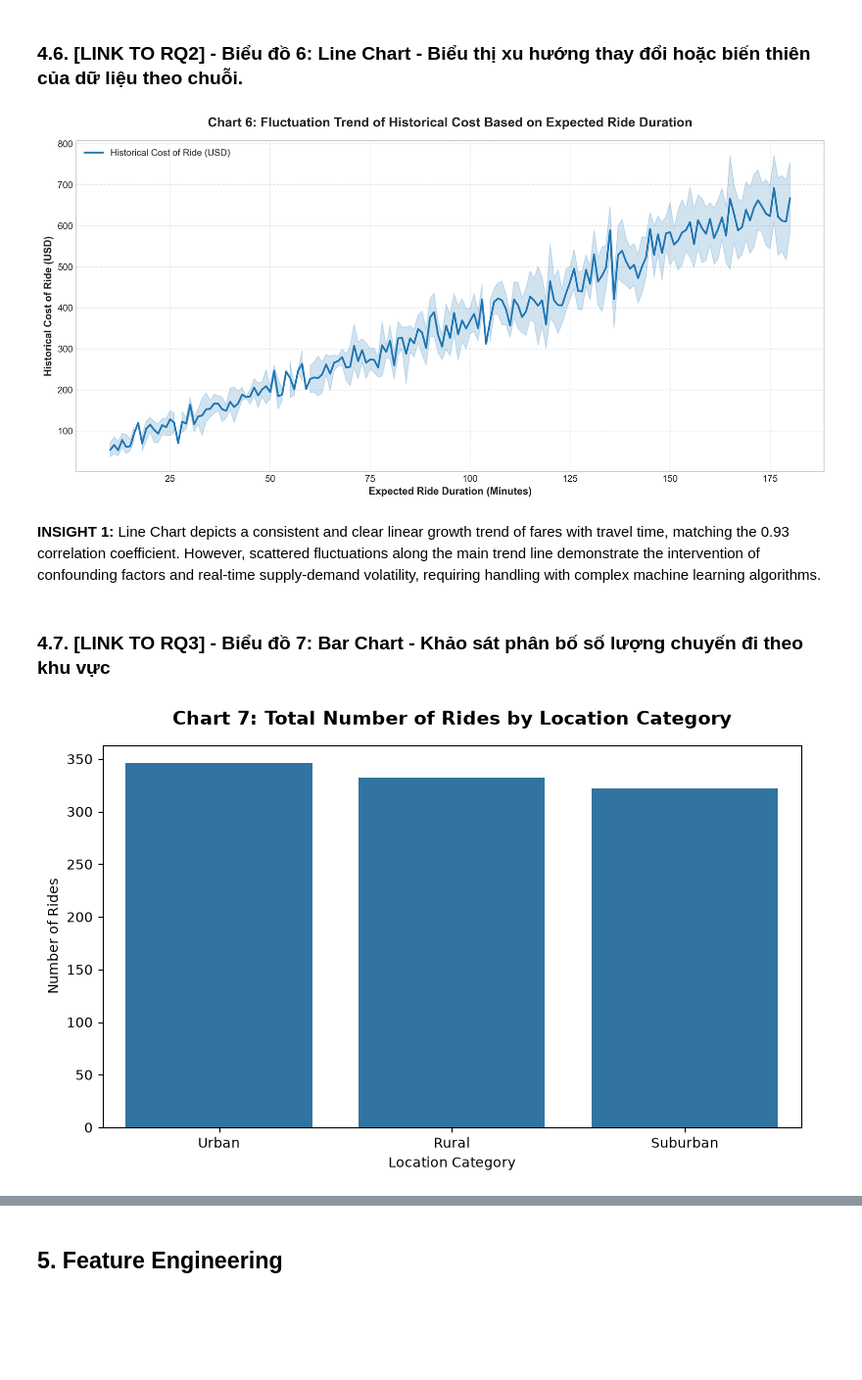
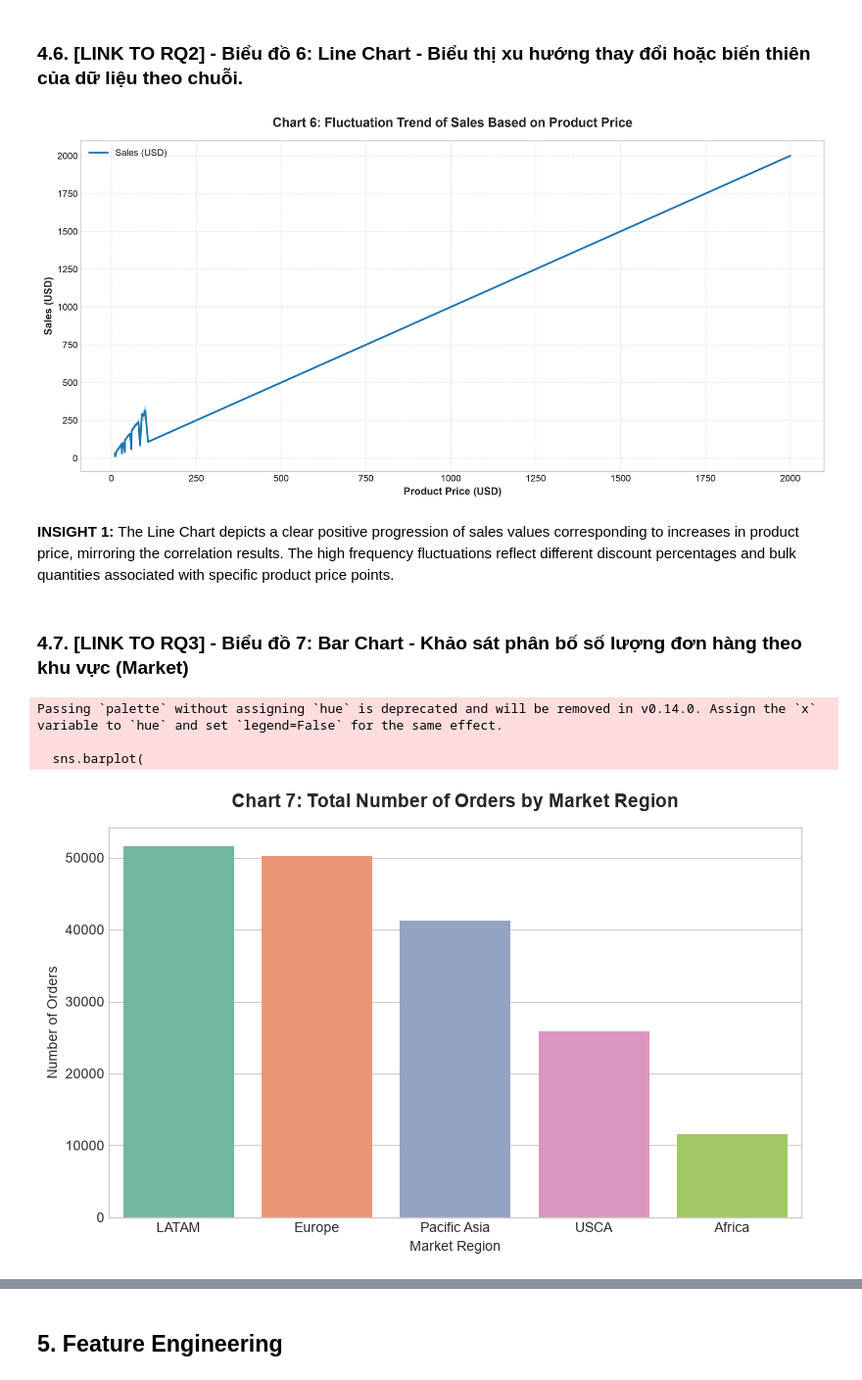
Before and after one commit to trietnguyen2611/Dynamic_Pricing, a Jupyter notebook: Group_7_AI_Driven_Dynamic_Pricing_in_Freight_&_Shipping_Logistics.ipynb, the cells around one changed output, grey strips where cells are left out. Shown at 98% size. Cells and saved outputs as stored; diff of their text form; code cells hidden in the pictures; blank space fills up the shorter version.

```diff
--- a/Group_7_AI_Driven_Dynamic_Pricing_in_Freight_&_Shipping_Logistics.ipynb
+++ b/Group_7_AI_Driven_Dynamic_Pricing_in_Freight_&_Shipping_Logistics.ipynb
@@ -933,10 +933,11 @@ import matplotlib.pyplot as plt
 import numpy as np
 import pandas as pd
 import seaborn as sns
+import sqlite3
 
 # 1. Kết nối database và lấy dữ liệu sạch
 conn = sqlite3.connect('freight_pricing_research.db')
-df = pd.read_sql_query("SELECT * FROM freight_pricing", conn)
+df = pd.read_sql_query("SELECT * FROM supply_chain", conn)
 conn.close()
 
 # 2. Khởi tạo khung vẽ biểu đồ
@@ -945,24 +946,24 @@ plt.figure(figsize=(12, 6), dpi=300)
 # 3. Vẽ biểu đồ đường (Line Chart)
 sns.lineplot(
     data=df,
-    x="Expected_Ride_Duration",
-    y="Historical_Cost_of_Ride",
+    x="Product Price",
+    y="Sales",
     color="#1f77b4",
     linewidth=2,
-    label="Historical Cost of Ride (USD)",
+    label="Sales (USD)",
 )
 
-# 4. Cấu hình tiêu đề và nhãn hiển thị theo chuẩn báo cáo môn ADY
+# 4. Cấu hình tiêu đề và nhãn
 plt.title(
-    "Chart 6: Fluctuation Trend of Historical Cost Based on Expected Ride Duration",
+    "Chart 6: Fluctuation Trend of Sales Based on Product Price",
     fontsize=14,
     fontweight="bold",
     pad=15,
 )
-plt.xlabel("Expected Ride Duration (Minutes)", fontsize=11, fontweight="bold")
-plt.ylabel("Historical Cost of Ride (USD)", fontsize=11, fontweight="bold")
+plt.xlabel("Product Price (USD)", fontsize=11, fontweight="bold")
+plt.ylabel("Sales (USD)", fontsize=11, fontweight="bold")
 
-# 5. Thêm lưới nền giúp người xem dễ dàng dóng hàng theo dõi xu hướng
+# 5. Thêm lưới nền
 plt.grid(True, linestyle="--", alpha=0.5)
 plt.legend(loc="upper left")
 
@@ -971,48 +972,52 @@ plt.tight_layout()
 plt.savefig("charts_img/46_rq2_line_chart_fluctuation_trend.png", bbox_inches="tight", dpi=300)
 plt.show()
 # %% [output]
-[figure, old version]
+[figure, new version]
-# %% [markdown]
-**INSIGHT 1:** Line Chart depicts a consistent and clear linear growth trend of fares with travel time, matching the 0.93 correlation coefficient. However, scattered fluctuations along the main trend line demonstrate the intervention of confounding factors and real-time supply-demand volatility, requiring handling with complex machine learning algorithms.
+# %% [markdown]
+**INSIGHT 1:** The Line Chart depicts a clear positive progression of sales values corresponding to increases in product price, mirroring the correlation results. The high frequency fluctuations reflect different discount percentages and bulk quantities associated with specific product price points.
 # %% [markdown]
-### 4.7. [LINK TO RQ3] - Biểu đồ 7: Bar Chart - Khảo sát phân bố số lượng chuyến đi theo khu vực
+### 4.7. [LINK TO RQ3] - Biểu đồ 7: Bar Chart - Khảo sát phân bố số lượng đơn hàng theo khu vực (Market)
 # %%
 import matplotlib.pyplot as plt
 import seaborn as sns
 import sqlite3
 import pandas as pd
 
 conn = sqlite3.connect('freight_pricing_research.db')
 
 df_region = pd.read_sql_query("""
 SELECT
-    Location_Category,
+    Market,
     COUNT(*) AS Total_Rides
-FROM freight_pricing
-GROUP BY Location_Category
+FROM supply_chain
+GROUP BY Market
 ORDER BY Total_Rides DESC
 """, conn)
 
 conn.close()
 
 plt.figure(figsize=(8,5))
 
 sns.barplot(
     data=df_region,
-    x='Location_Category',
-    y='Total_Rides'
+    x='Market',
+    y='Total_Rides',
+    palette='Set2'
 )
 plt.title(
-    'Chart 7: Total Number of Rides by Location Category',
+    'Chart 7: Total Number of Orders by Market Region',
     fontsize=14,
     fontweight="bold",
     pad=15,
 )
-plt.xlabel('Location Category')
-plt.ylabel('Number of Rides')
+plt.xlabel('Market Region')
+plt.ylabel('Number of Orders')
 
 plt.tight_layout()
 plt.savefig("charts_img/47_rq3_bar_chart_total_number_of_rides.png", bbox_inches="tight", dpi=300)
 plt.show()
 # %% [output]
+Passing `palette` without assigning `hue` is deprecated and will be removed in v0.14.0. Assign the `x` variable to `hue` and set `legend=False` for the same effect.
+
+  sns.barplot(
-[figure, old version]
+[figure, new version]
```
Also changed, not shown: parts of 29 cells of this notebook, 12 other files.
